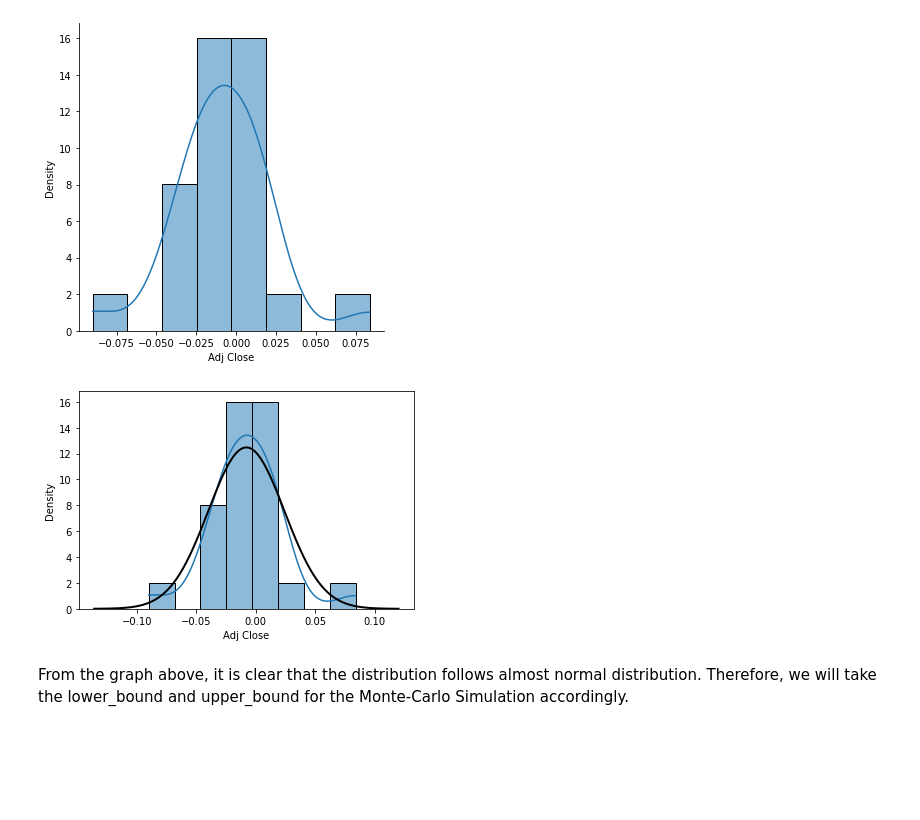
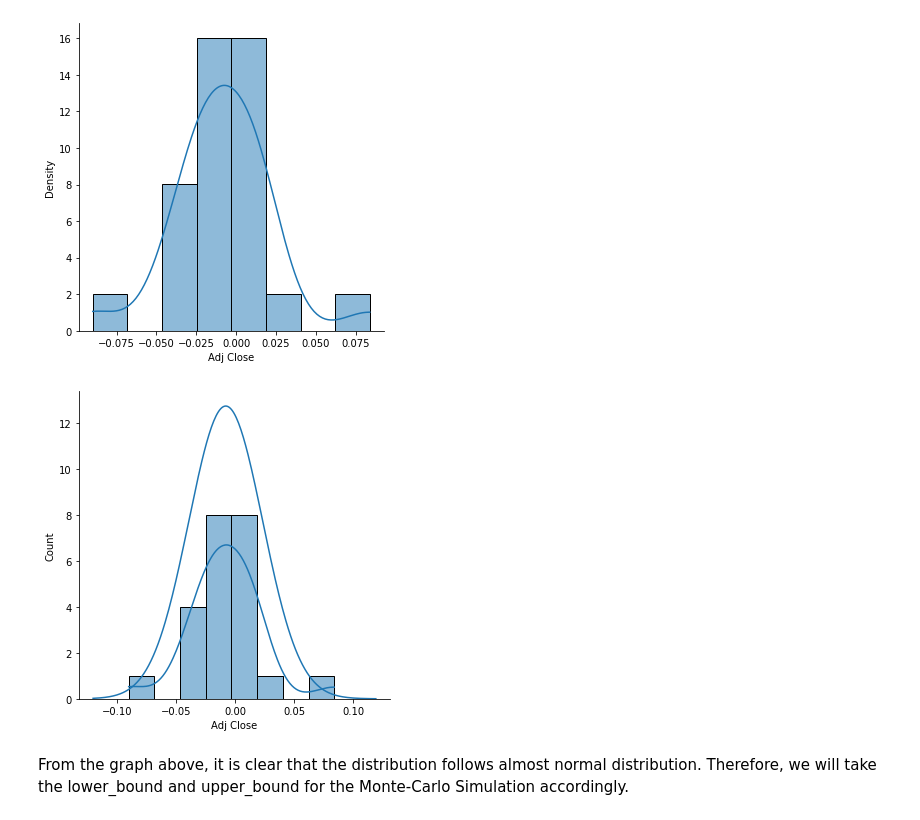
Before and after one commit to SauryanPandey/StockSimulation, a Jupyter notebook: StockSimulator(ZOMATO_NS).ipynb, the cells around one changed output. Drawn from its saved outputs; the diff is of its cells as text; code cells hidden in the pictures; blank space fills up the shorter version.

```diff
--- a/StockSimulator(ZOMATO_NS).ipynb
+++ b/StockSimulator(ZOMATO_NS).ipynb
@@ -150,18 +150,14 @@ sns.displot(returns, stat = "density", kde = True)
 plt.show()
 # %% [output]
 [figure]
-# %%
-from scipy import stats
-
-def normal(mean, std, color="black"):
-    x = np.linspace(mean-4*std, mean+4*std, 200)
-    p = stats.norm.pdf(x, mean, std)
-    z = plt.plot(x, p, color, linewidth=2)
-
-ax = sns.histplot(x=returns, stat="density", kde = True)
-normal(returns.mean(), returns.std())
-# %% [output]
-[figure, removed]
+# %%
+from scipy.stats import norm
+fit = norm.fit(returns)
+sns.displot(returns, kde = True)
+plt.plot(np.arange(-0.12,0.12,0.001), norm.pdf(np.arange(-0.12,0.12,0.001), fit[0], fit[1]))
+plt.show()
+# %% [output]
+[figure, added]
 # %% [markdown]
 From the graph above, it is clear that the distribution follows almost normal distribution. Therefore, we will take the lower_bound and upper_bound for the Monte-Carlo Simulation accordingly.
 # %%
```
Also changed, not shown: parts of 2 cells of this notebook.
